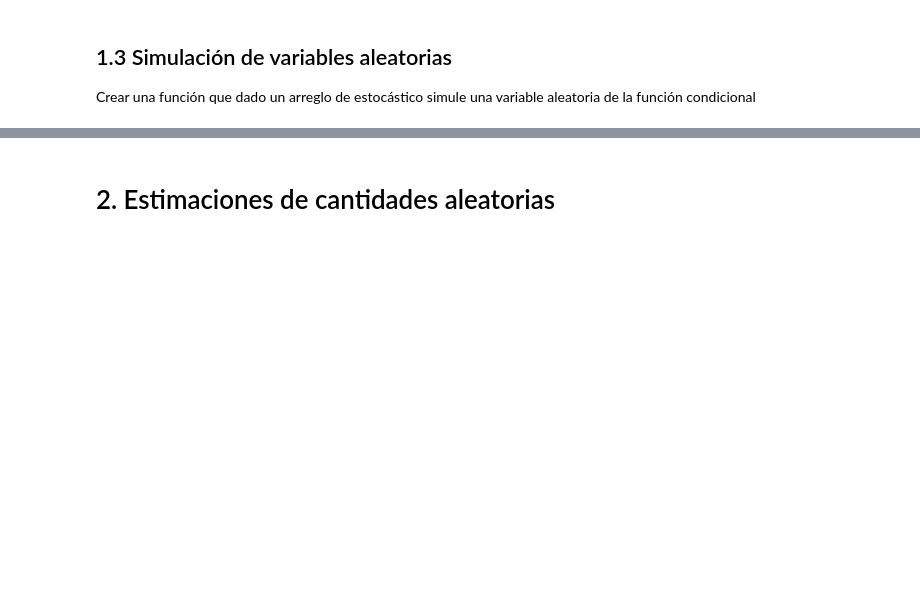
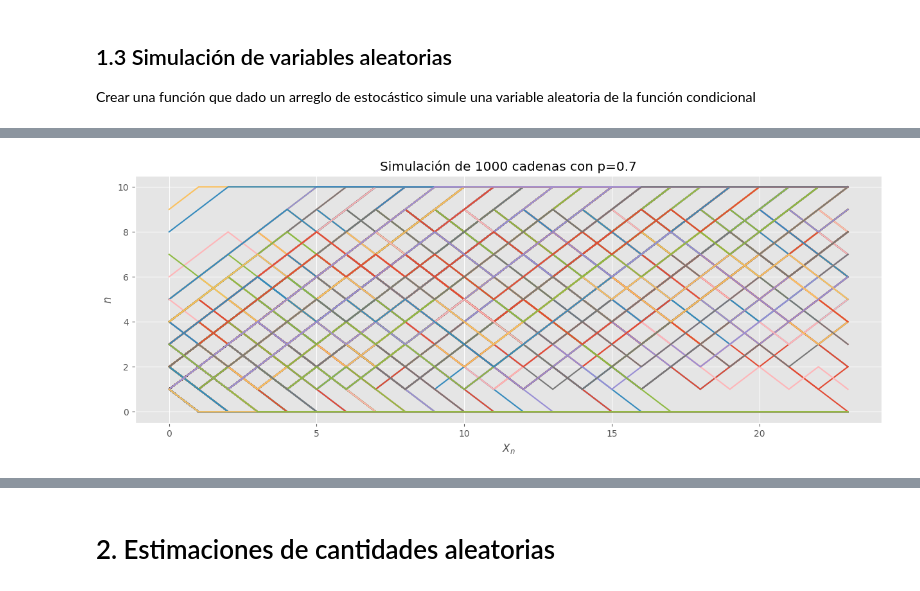
Before and after one commit to linear-regret/Procesos-Estocasticos, a Jupyter notebook: Práctica 1 Procesos Estocásticos/P1_PE.ipynb, the cells around one changed output, grey strips where cells are left out. Cells and saved outputs as stored; diff of their text form; code cells hidden in the pictures; blank space fills up the shorter version.

```diff
--- a/Práctica 1 Procesos Estocásticos/P1_PE.ipynb
+++ b/Práctica 1 Procesos Estocásticos/P1_PE.ipynb
@@ -162,16 +160,0 @@ Tomando todas las funciones de pasos previos crea una función que simule toda l
-# %%
-# Sólo hay que llamar los pasos previos una y otra vez
-
-N_cadena=100
-
-pi=pi_0
-Xn=[simula_dado_pi(pi_0)]
-for i in range(N_cadena):
-    pi=np.zeros(N+1)
-    pi[Xn[-1]]=1
-    pi=pi@Pij
-    Xi=simula_dado_pi(pi)
-
-    Xn.append(Xi)
-
-plt.plot(Xn)
@@ -180,0 +173,43 @@ plt.plot(Xn)
+# %%
+# Sólo hay que llamar los pasos previos una y otra vez
+
+def cadena_jugador(long_cadena,pi_0,p=0.5):
+    # Generamos la matriz de transiciones
+    Pij = gen_matriz(N, p)
+
+    pi=pi_0
+    Xn=[]
+
+    for i in range(long_cadena):
+        # Simulamos de la distribución pi_i
+        Xi=simula_dado_pi(pi)
+        # Inicializamos un vector de probabilidad que tiene ceros en todas las coordenadas
+        pi=np.zeros(N+1)
+        # Ponemos el índice de la simulación en 1. Para tener un vector de probabilidades que siempre cae en Xi
+        pi[Xi]=1
+        # Actualizamos la probabilidad de caer en el siguient estado
+        pi=pi@Pij
+        # Guardamos el valor en una lista
+        Xn.append(Xi)
+
+    return Xn
+
+n=23 # punto de la cadena donde nos concentramos
+long_cadena=n+1 # Hacemos la cadena uno más grande
+N_cadenas=1_000 # Simulamos mil cadenas de Markov
+p=0.7 # La probabilidad de ganar es de 0.7
+
+lista_cadenas=[] # Almacenamos todas las cadenas
+
+# Simulamos muchas cadenas y las agregamos a la lista
+for i in range(N_cadenas):
+    Xn=cadena_jugador(long_cadena,pi_0,p)
+    lista_cadenas.append(Xn)
+    plt.plot(Xn)    # graficamos la cadena
+
+plt.title(f'Simulación de {N_cadenas} cadenas con p={p}')
+plt.xlabel('$X_n$')
+plt.ylabel('$n$')
+plt.show()
+# %% [output]
+[figure, added]
```
Also changed, not shown: parts of 23 cells of this notebook.
